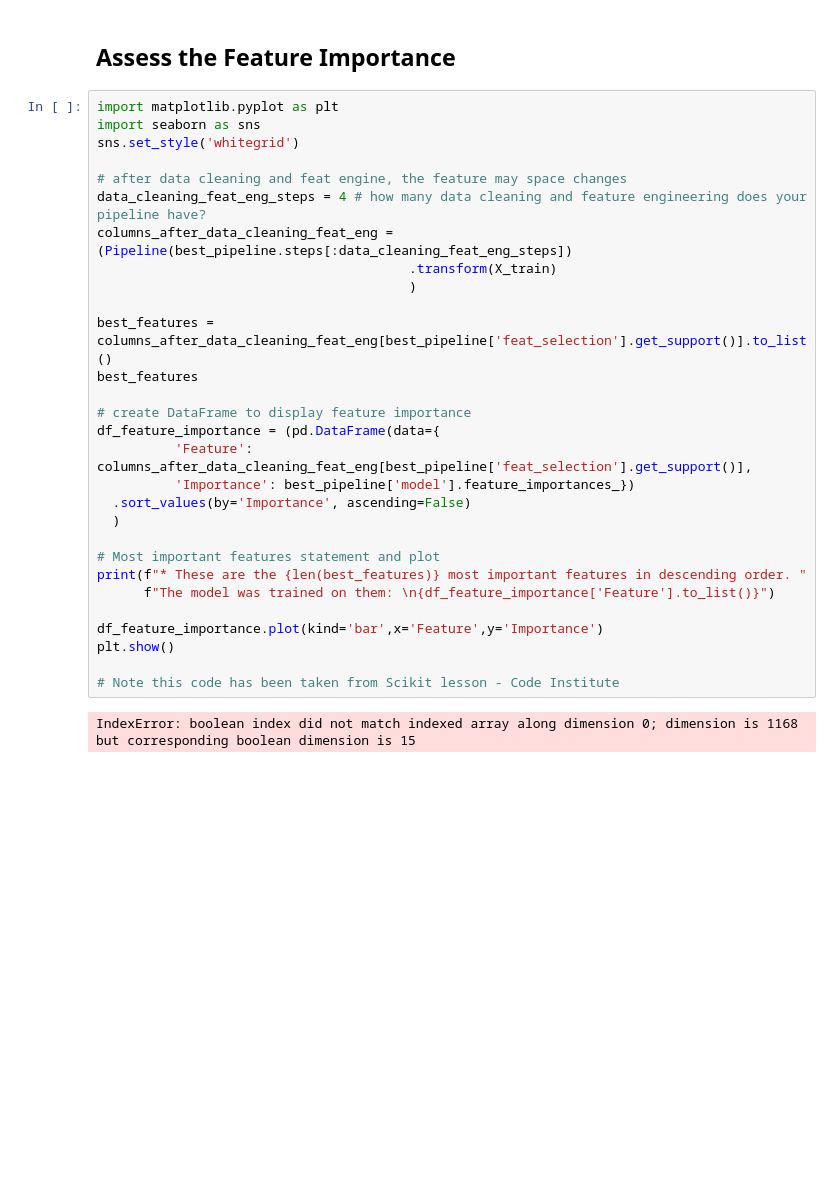
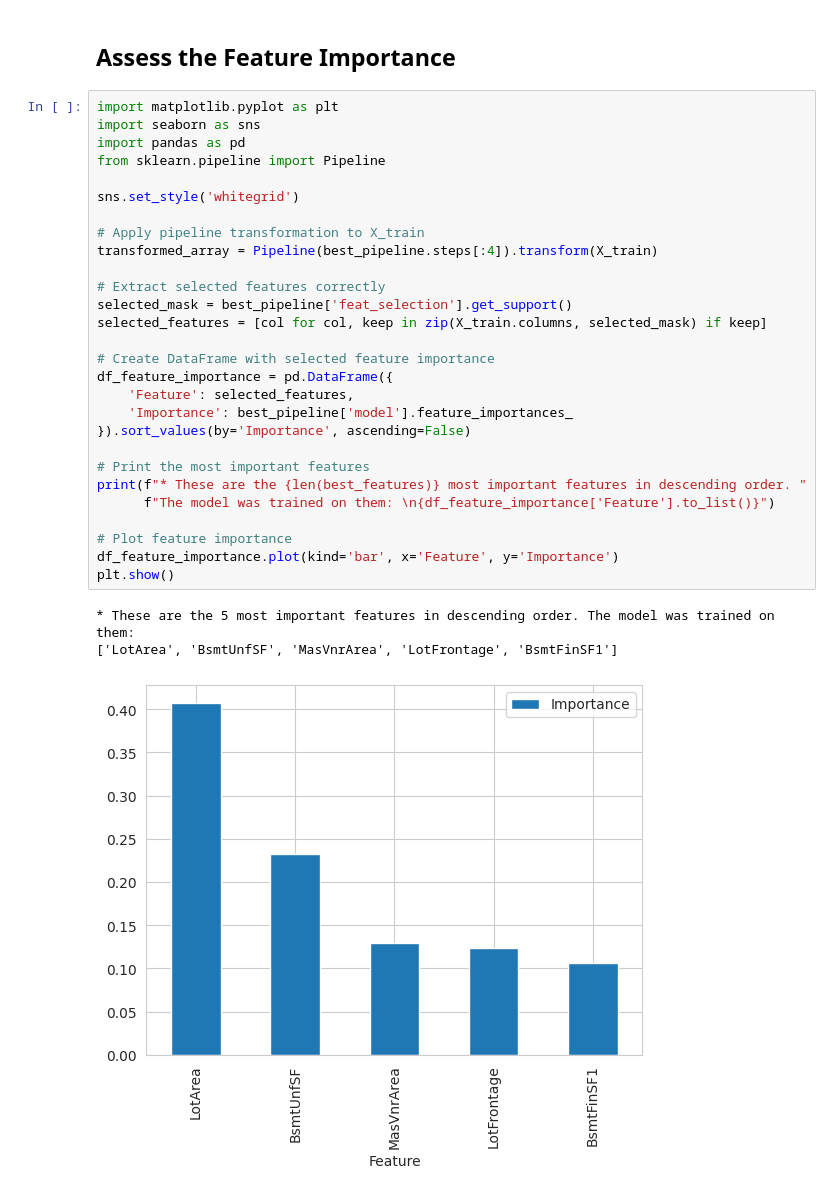
Before and after one commit to James-Burch/PP5-ML-PROJECT, a Jupyter notebook: jupyter_notebooks/5.Modeling and Evaluation - Predict House Price.ipynb, the cells around one changed output. Drawn from its saved outputs; the diff is of its cells as text; blank space fills up the shorter version.

Commit message:
Fix error when assessing feature importance

```diff
--- a/jupyter_notebooks/5.Modeling and Evaluation - Predict House Price.ipynb
+++ b/jupyter_notebooks/5.Modeling and Evaluation - Predict House Price.ipynb
@@ -448,31 +448,32 @@ Pipeline(steps=[('median_imputer',
 # %%
 import matplotlib.pyplot as plt
 import seaborn as sns
+import pandas as pd
+from sklearn.pipeline import Pipeline
+
 sns.set_style('whitegrid')
 
-# after data cleaning and feat engine, the feature may space changes
-data_cleaning_feat_eng_steps = 4 # how many data cleaning and feature engineering does your pipeline have?
-columns_after_data_cleaning_feat_eng = (Pipeline(best_pipeline.steps[:data_cleaning_feat_eng_steps])
-                                        .transform(X_train)
-                                        )
+# Apply pipeline transformation to X_train
+transformed_array = Pipeline(best_pipeline.steps[:4]).transform(X_train)
 
-best_features = columns_after_data_cleaning_feat_eng[best_pipeline['feat_selection'].get_support()].to_list()
-best_features
+# Extract selected features correctly
+selected_mask = best_pipeline['feat_selection'].get_support()
+selected_features = [col for col, keep in zip(X_train.columns, selected_mask) if keep]
 
-# create DataFrame to display feature importance
-df_feature_importance = (pd.DataFrame(data={
-          'Feature': columns_after_data_cleaning_feat_eng[best_pipeline['feat_selection'].get_support()],
-          'Importance': best_pipeline['model'].feature_importances_})
-  .sort_values(by='Importance', ascending=False)
-  )
+# Create DataFrame with selected feature importance
+df_feature_importance = pd.DataFrame({
+    'Feature': selected_features,
+    'Importance': best_pipeline['model'].feature_importances_
+}).sort_values(by='Importance', ascending=False)
 
-# Most important features statement and plot
+# Print the most important features
 print(f"* These are the {len(best_features)} most important features in descending order. "
       f"The model was trained on them: \n{df_feature_importance['Feature'].to_list()}")
 
-df_feature_importance.plot(kind='bar',x='Feature',y='Importance')
+# Plot feature importance
+df_feature_importance.plot(kind='bar', x='Feature', y='Importance')
 plt.show()
-
-# Note this code has been taken from Scikit lesson - Code Institute
 # %% [output]
-IndexError: boolean index did not match indexed array along dimension 0; dimension is 1168 but corresponding boolean dimension is 15
+* These are the 5 most important features in descending order. The model was trained on them:
+['LotArea', 'BsmtUnfSF', 'MasVnrArea', 'LotFrontage', 'BsmtFinSF1']
+[figure, added]
```
Also changed, not shown: parts of 2 cells of this notebook, 1 other file.
